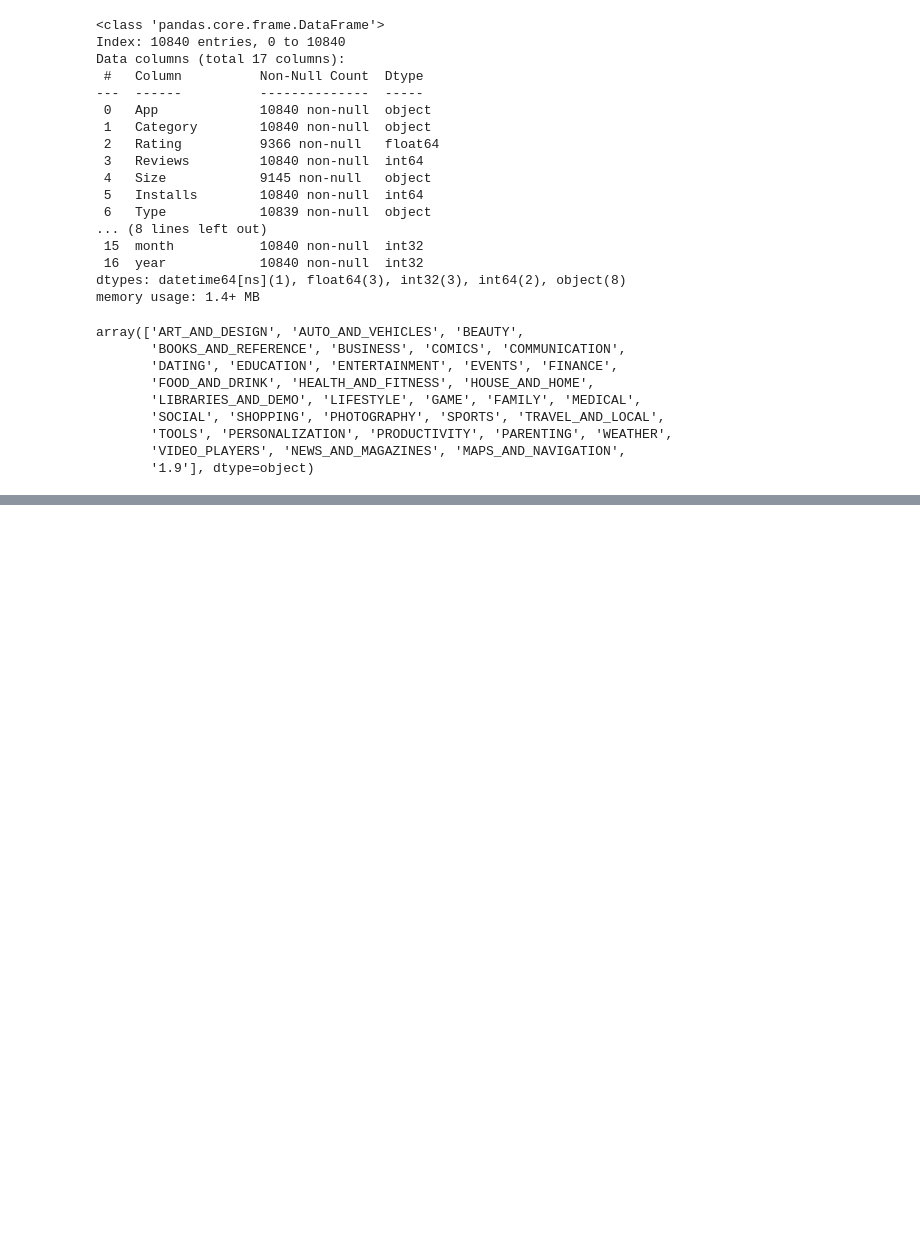
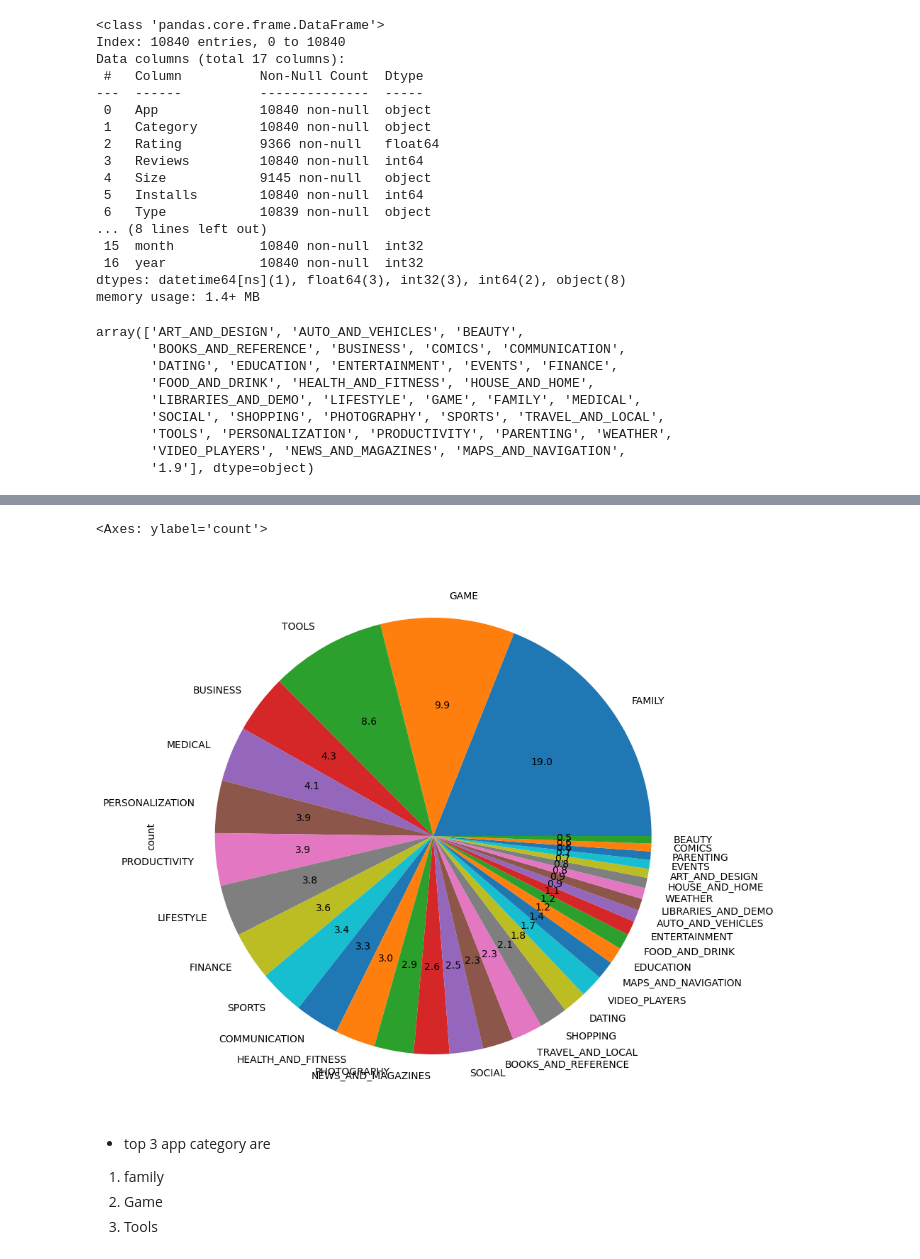
Before and after one commit to Abhoy-Ghosh/AI_ML_DS, a Jupyter notebook: 04_EDA/4.3_data_cleaning_google_playstore_EDA.ipynb, the cells around one changed output, grey strips where cells are left out. Cells and saved outputs as stored; diff of their text form; code cells hidden in the pictures; blank space fills up the shorter version.

```diff
--- a/04_EDA/4.3_data_cleaning_google_playstore_EDA.ipynb
+++ b/04_EDA/4.3_data_cleaning_google_playstore_EDA.ipynb
@@ -293,0 +458,10 @@ df_copy.to_csv('google_playstore_cleaned_data.csv')
+# %%
+data["Category"].value_counts().plot.pie(figsize= (20,10),autopct= '%1.1f',y=data['Category'])
+# %% [output]
+<Axes: ylabel='count'>
+[figure, added]
+# %% [markdown]
+- top 3 app category are
+1. family
+2. Game
+3. Tools
```
Also changed, not shown: parts of 32 cells of this notebook.
